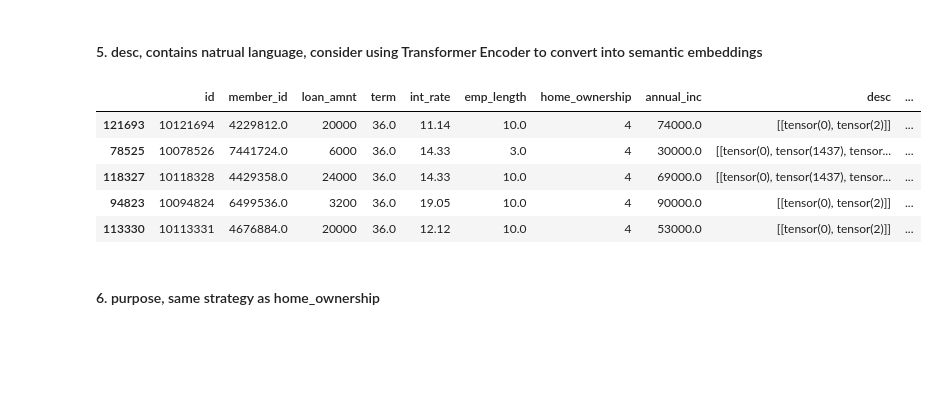
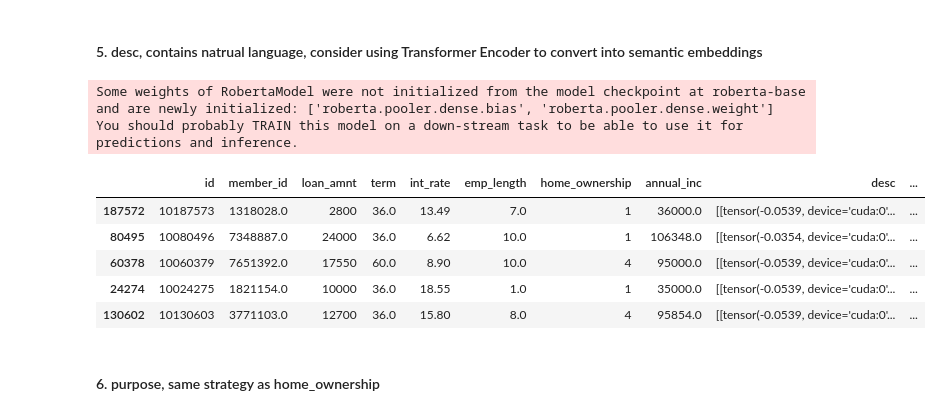
Before and after one commit to FKH886/Dixuan_Wang_take_home_project, a Jupyter notebook: main.ipynb, the cells around one changed output. Cells and saved outputs as stored; diff of their text form; code cells hidden in the pictures; blank space fills up the shorter version.

```diff
--- a/main.ipynb
+++ b/main.ipynb
@@ -283,18 +283,35 @@ display(training_load.sample(5))
 # %% [markdown]
 #### 5. desc, contains natrual language, consider using Transformer Encoder to convert into semantic embeddings
-# %%
-from transformers import RobertaTokenizer
-
-tokenizer = RobertaTokenizer.from_pretrained('roberta-base')
-training_load['desc'] = training_load['desc'].apply(lambda desc: (lambda sentence : tokenizer(sentence, return_tensors="pt", truncation=True, padding=True)['input_ids'])(desc if type(desc) is str else ''))
-display(training_load.sample(5))
-# %% [output]
-|  | id | member_id | loan_amnt | term | int_rate | emp_length | home_ownership | annual_inc | desc | ... |
-| 121693 | 10121694 | 4229812.0 | 20000 | 36.0 | 11.14 | 10.0 | 4 | 74000.0 | [[tensor(0), tensor(2)]] | ... |
-| 78525 | 10078526 | 7441724.0 | 6000 | 36.0 | 14.33 | 3.0 | 4 | 30000.0 | [[tensor(0), tensor(1437), tensor... | ... |
-| 118327 | 10118328 | 4429358.0 | 24000 | 36.0 | 14.33 | 10.0 | 4 | 69000.0 | [[tensor(0), tensor(1437), tensor... | ... |
-| 94823 | 10094824 | 6499536.0 | 3200 | 36.0 | 19.05 | 10.0 | 4 | 90000.0 | [[tensor(0), tensor(2)]] | ... |
-| 113330 | 10113331 | 4676884.0 | 20000 | 36.0 | 12.12 | 10.0 | 4 | 53000.0 | [[tensor(0), tensor(2)]] | ... |
+# %%
+from transformers import RobertaTokenizer, RobertaModel
+
+tokenizer = RobertaTokenizer.from_pretrained('roberta-base')
+model = RobertaModel.from_pretrained('roberta-base')
+device = torch.device("cuda" if torch.cuda.is_available() else "cpu")
+model = model.to(device)
+
+def encode_desc(desc: str):
+    if type(desc) is not str:
+        desc = ''
+    inputs = tokenizer(desc, return_tensors="pt", padding=True, truncation=True, max_length=128).to(device)
+    with torch.no_grad():  # Disable gradient calculation for inference
+        outputs = model(**inputs)
+    last_hidden_state = outputs.last_hidden_state
+    pooled_embedding = torch.mean(last_hidden_state, dim=1)
+    return pooled_embedding
+# %% [output]
+Some weights of RobertaModel were not initialized from the model checkpoint at roberta-base and are newly initialized: ['roberta.pooler.dense.bias', 'roberta.pooler.dense.weight']
+You should probably TRAIN this model on a down-stream task to be able to use it for predictions and inference.
+# %%
+training_load['desc'] = training_load['desc'].apply(encode_desc)
+display(training_load.sample(5))
+# %% [output]
+|  | id | member_id | loan_amnt | term | int_rate | emp_length | home_ownership | annual_inc | desc | ... |
+| 187572 | 10187573 | 1318028.0 | 2800 | 36.0 | 13.49 | 7.0 | 1 | 36000.0 | [[tensor(-0.0539, device='cuda:0'... | ... |
+| 80495 | 10080496 | 7348887.0 | 24000 | 36.0 | 6.62 | 10.0 | 1 | 106348.0 | [[tensor(-0.0354, device='cuda:0'... | ... |
+| 60378 | 10060379 | 7651392.0 | 17550 | 60.0 | 8.90 | 10.0 | 4 | 95000.0 | [[tensor(-0.0539, device='cuda:0'... | ... |
+| 24274 | 10024275 | 1821154.0 | 10000 | 36.0 | 18.55 | 1.0 | 1 | 35000.0 | [[tensor(-0.0539, device='cuda:0'... | ... |
+| 130602 | 10130603 | 3771103.0 | 12700 | 36.0 | 15.80 | 8.0 | 4 | 95854.0 | [[tensor(-0.0539, device='cuda:0'... | ... |
 # %% [markdown]
 #### 6. purpose, same strategy as home_ownership
 # %%
```
Also changed, not shown: parts of 17 cells of this notebook.
